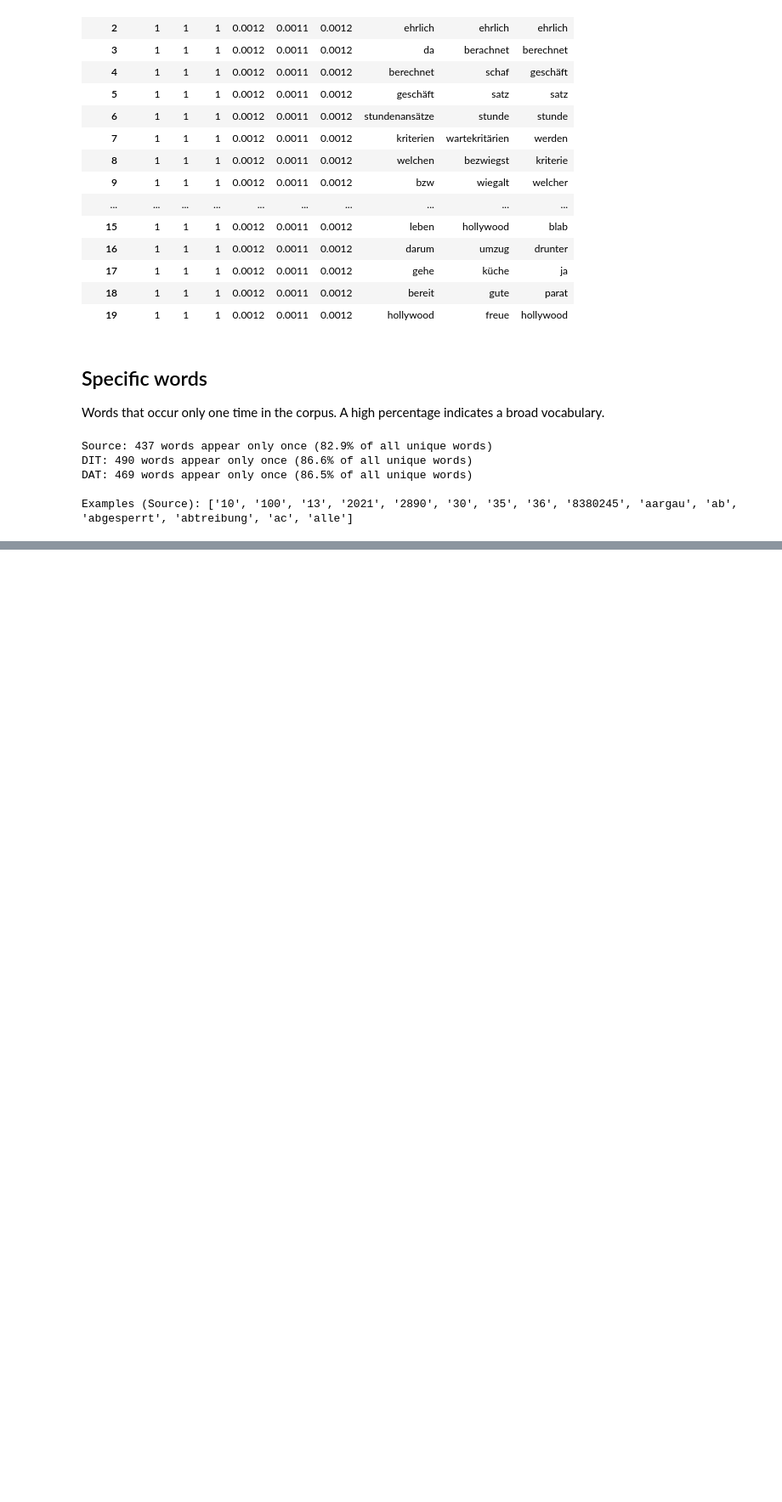
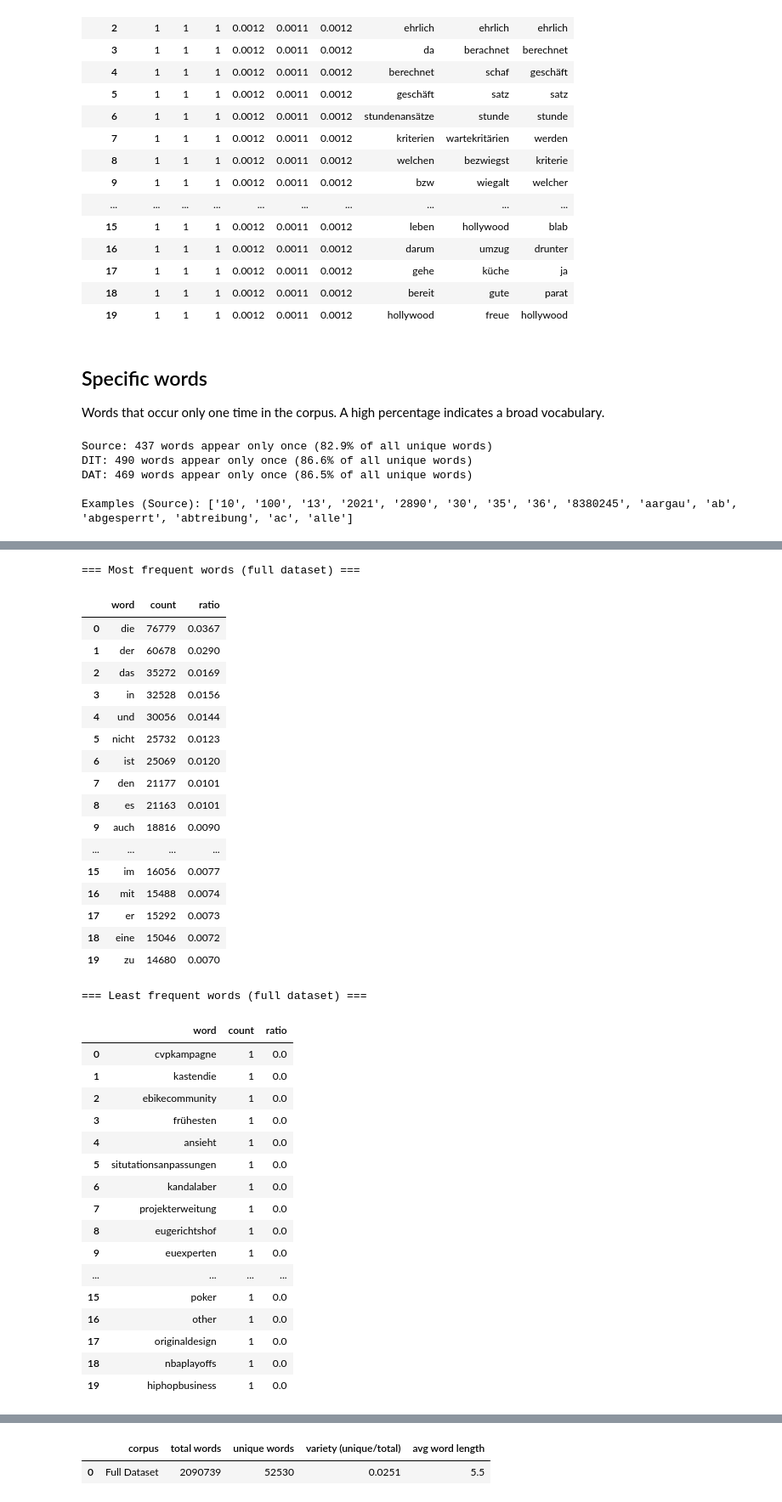
Before and after one commit to michamettler/BA-FS26_ciel_Mettler_Dialektanalyse, a Jupyter notebook: scripts/corpus-statistics.ipynb, the cells around one changed output, grey strips where cells are left out. Shown at 85% size. Cells and saved outputs as stored; diff of their text form; code cells hidden in the pictures; blank space fills up the shorter version.

Commit message:
added corpus statistics for full dataset

```diff
--- a/scripts/corpus-statistics.ipynb
+++ b/scripts/corpus-statistics.ipynb
@@ -157,0 +163,13 @@ Examples (Source): ['10', '100', '13', '2021', '2890', '30', '35', '36', '838024
+# %%
+FULL_DATASET_DIR = PROJECT_ROOT / 'datasets' / 'STT4SG-350 v2.1'
+
+df_train = pd.read_csv(FULL_DATASET_DIR / 'train_all.tsv',  sep='\t', encoding='utf-8-sig')
+df_test  = pd.read_csv(FULL_DATASET_DIR / 'test.tsv',       sep='\t', encoding='utf-8-sig')
+df_valid = pd.read_csv(FULL_DATASET_DIR / 'valid.tsv',      sep='\t', encoding='utf-8-sig')
+df_full  = pd.concat([df_train, df_test, df_valid], ignore_index=True)
+
+print(f"train_all: {len(df_train):,} clips")
+print(f"test:      {len(df_test):,} clips")
+print(f"valid:     {len(df_valid):,} clips")
+print(f"total:     {len(df_full):,} clips")
+df_full.head(3)
@@ -157,0 +185,64 @@ Examples (Source): ['10', '100', '13', '2021', '2890', '30', '35', '36', '838024
+# %%
+full_tokens, full_clips = tokenise(df_full['sentence'])
+
+print("=== Most frequent words (full dataset) ===")
+top_full = freq_table(full_tokens, 'Full Dataset')
+display(top_full[['word', 'count', 'ratio']].head(TOP_N))
+
+print("\n=== Least frequent words (full dataset) ===")
+bottom_full = least_freq_table(full_tokens, 'Full Dataset')
+display(bottom_full[['word', 'count', 'ratio']].head(TOP_N))
+
+print("\n=== Words appearing only once ===")
+full_hapax = words_used_once(full_tokens, 'Full Dataset')
+print("Examples:", full_hapax[:15])
+
+print("\n=== Vocabulary overview ===")
+n_tokens = len(full_tokens)
+n_unique = len(set(full_tokens))
+avg_len  = round(sum(len(w) for w in full_tokens) / n_tokens, 2)
+variety  = round(n_unique / n_tokens, 4)
+display(pd.DataFrame([{
+    'corpus': 'Full Dataset',
+    'total words': n_tokens,
+    'unique words': n_unique,
+    'variety (unique/total)': variety,
+    'avg word length': avg_len,
+}]))
+# %% [output]
+=== Most frequent words (full dataset) ===
+|  | word | count | ratio |
+| 0 | die | 76779 | 0.0367 |
+| 1 | der | 60678 | 0.0290 |
+| 2 | das | 35272 | 0.0169 |
+| 3 | in | 32528 | 0.0156 |
+| 4 | und | 30056 | 0.0144 |
+| 5 | nicht | 25732 | 0.0123 |
+| 6 | ist | 25069 | 0.0120 |
+| 7 | den | 21177 | 0.0101 |
+| 8 | es | 21163 | 0.0101 |
+| 9 | auch | 18816 | 0.0090 |
+| ... | ... | ... | ... |
+| 15 | im | 16056 | 0.0077 |
+| 16 | mit | 15488 | 0.0074 |
+| 17 | er | 15292 | 0.0073 |
+| 18 | eine | 15046 | 0.0072 |
+| 19 | zu | 14680 | 0.0070 |
+=== Least frequent words (full dataset) ===
+|  | word | count | ratio |
+| 0 | cvpkampagne | 1 | 0.0 |
+| 1 | kastendie | 1 | 0.0 |
+| 2 | ebikecommunity | 1 | 0.0 |
+| 3 | frühesten | 1 | 0.0 |
+| 4 | ansieht | 1 | 0.0 |
+| 5 | situtationsanpassungen | 1 | 0.0 |
+| 6 | kandalaber | 1 | 0.0 |
+| 7 | projekterweitung | 1 | 0.0 |
+| 8 | eugerichtshof | 1 | 0.0 |
+| 9 | euexperten | 1 | 0.0 |
+| ... | ... | ... | ... |
+| 15 | poker | 1 | 0.0 |
+| 16 | other | 1 | 0.0 |
+| 17 | originaldesign | 1 | 0.0 |
+| 18 | nbaplayoffs | 1 | 0.0 |
+| 19 | hiphopbusiness | 1 | 0.0 |
@@ -157,0 +254,2 @@ Examples (Source): ['10', '100', '13', '2021', '2890', '30', '35', '36', '838024
+|  | corpus | total words | unique words | variety (unique/total) | avg word length |
+| 0 | Full Dataset | 2090739 | 52530 | 0.0251 | 5.5 |
```
Also changed, not shown: parts of 4 cells of this notebook.
